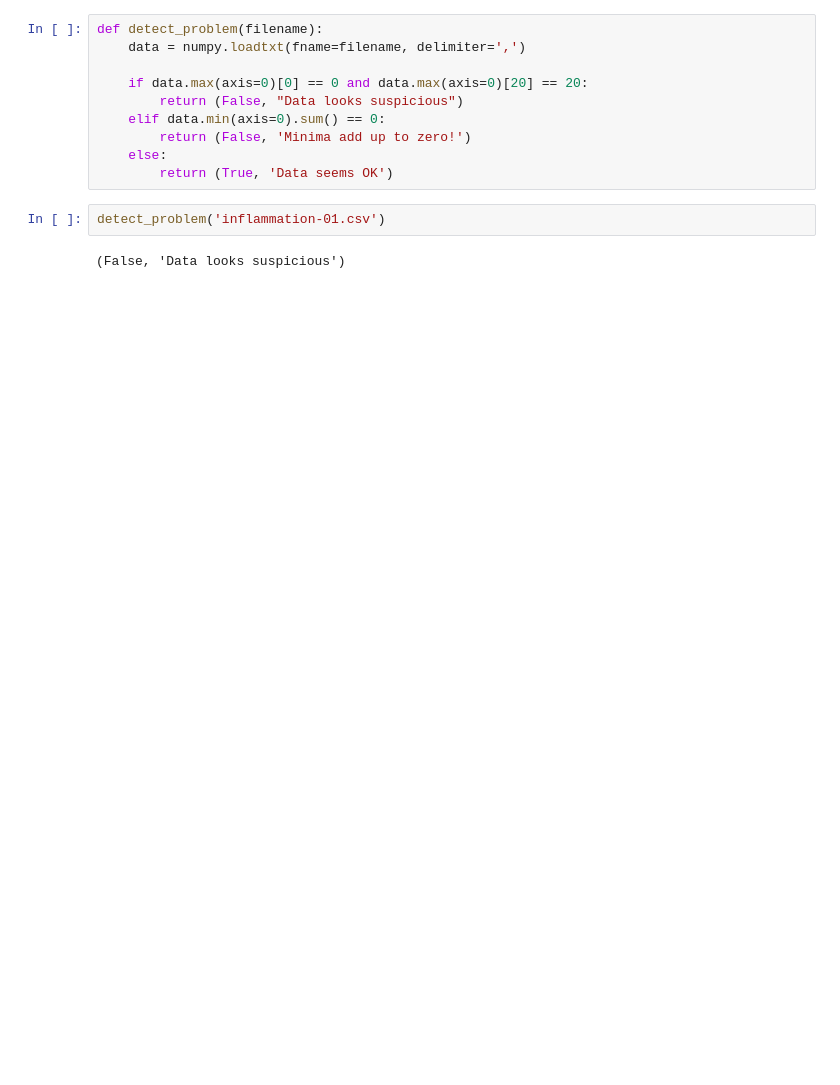
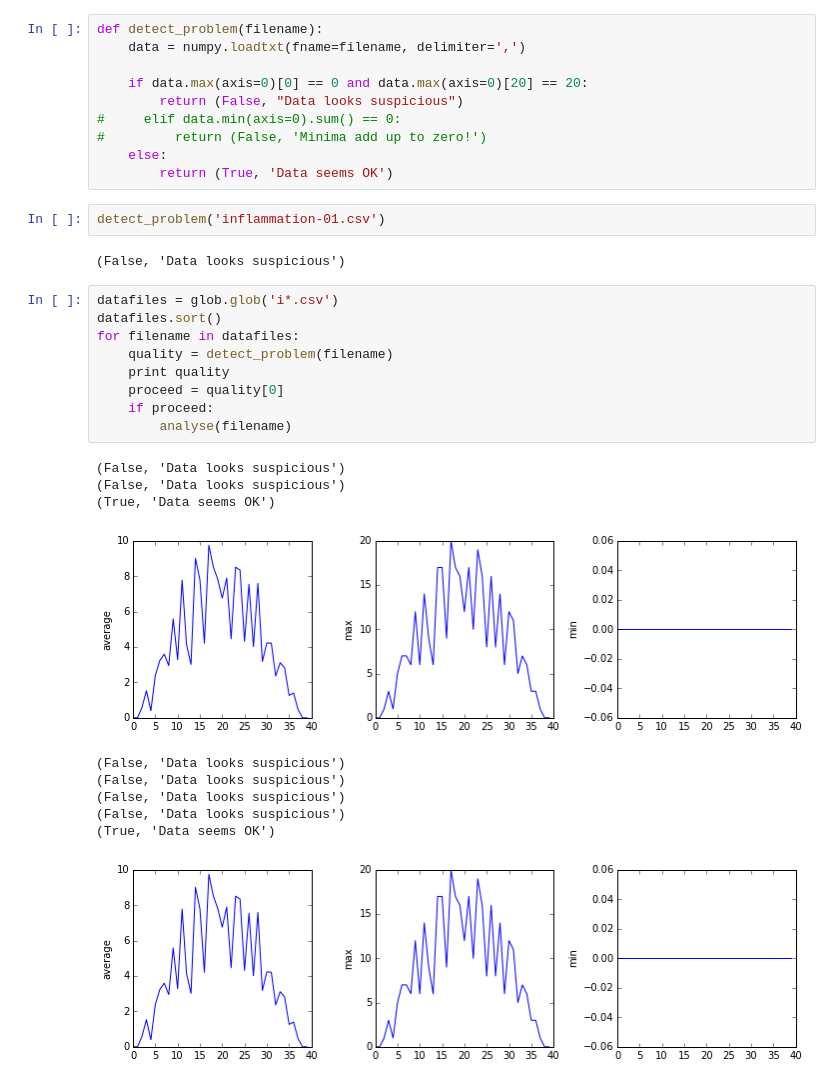
Before and after one commit to NanaAkwasiAbayieBoateng/swc15nwu-python, a Jupyter notebook: Functions.ipynb, the cells around one changed output. Saved outputs shown, nothing was run; the diff lists cells and outputs as text; blank space fills up the shorter version.

```diff
--- a/Functions.ipynb
+++ b/Functions.ipynb
@@ -74,11 +74,31 @@ def detect_problem(filename):
 
     if data.max(axis=0)[0] == 0 and data.max(axis=0)[20] == 20:
         return (False, "Data looks suspicious")
-    elif data.min(axis=0).sum() == 0:
-        return (False, 'Minima add up to zero!')
+#     elif data.min(axis=0).sum() == 0:
+#         return (False, 'Minima add up to zero!')
     else:
         return (True, 'Data seems OK')
 # %%
 detect_problem('inflammation-01.csv')
 # %% [output]
 (False, 'Data looks suspicious')
+# %%
+datafiles = glob.glob('i*.csv')
+datafiles.sort()
+for filename in datafiles:
+    quality = detect_problem(filename)
+    print quality
+    proceed = quality[0]
+    if proceed:
+        analyse(filename)
+# %% [output]
+(False, 'Data looks suspicious')
+(False, 'Data looks suspicious')
+(True, 'Data seems OK')
+[figure, added]
+(False, 'Data looks suspicious')
+(False, 'Data looks suspicious')
+(False, 'Data looks suspicious')
+(False, 'Data looks suspicious')
+(True, 'Data seems OK')
+[figure, added]
```
